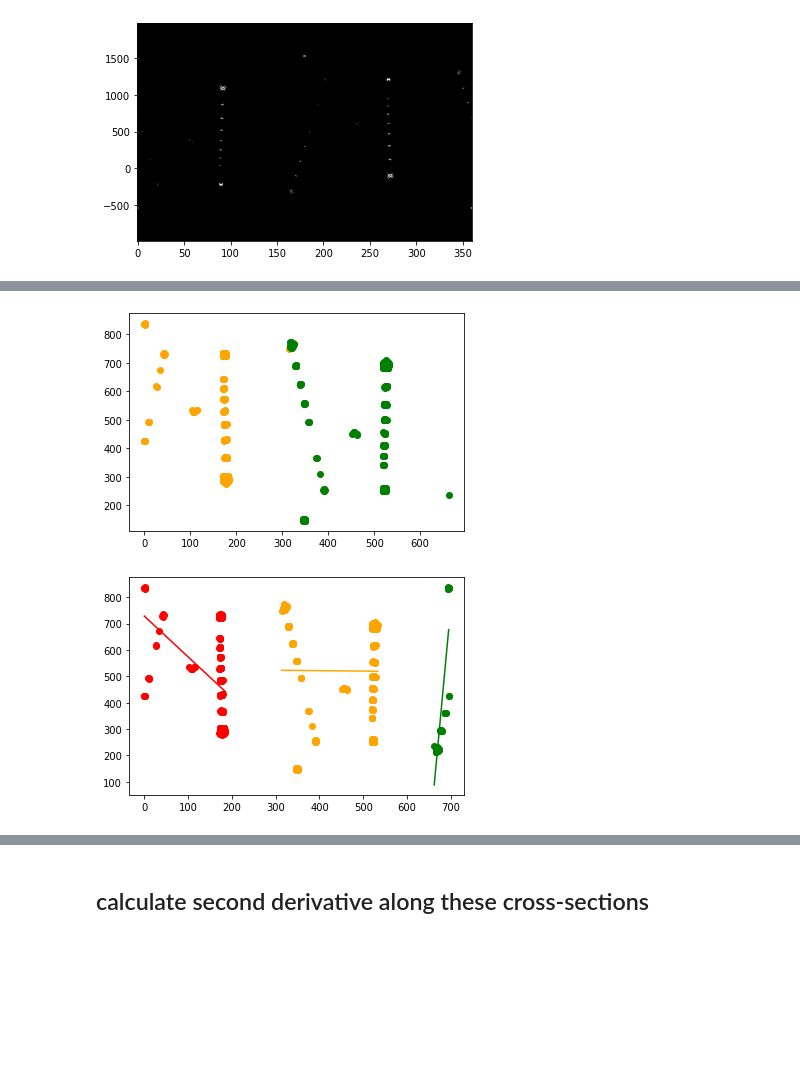
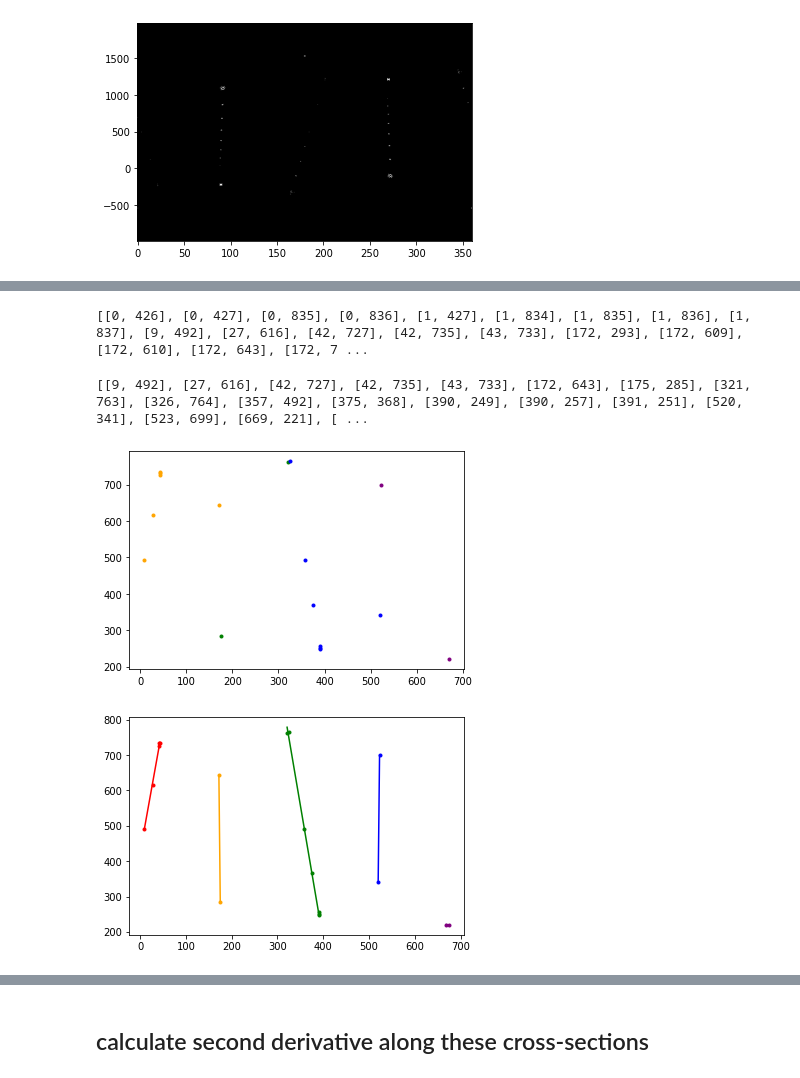
Before and after one commit to SamRapier/DigitisingChess, a Jupyter notebook: ChessBoardGridSegmentation.ipynb, the cells around one changed output, grey strips where cells are left out. Cells and saved outputs as stored; diff of their text form; code cells hidden in the pictures; blank space fills up the shorter version.

```diff
--- a/ChessBoardGridSegmentation.ipynb
+++ b/ChessBoardGridSegmentation.ipynb
@@ -224,0 +230,13 @@ plt.imshow(bestLinePoints2,'gray',vmin=0,vmax=255, extent=(-dx, 360.0 + dx, -dy,
+# %%
+def findPeaks(matrix):
+    localPeaks = []
+
+    for i in range(1, (len(matrix) -1)):
+        for j in range(1, (len(matrix[0]) -1)):
+            # for each element, if it is greater than all its neighbours, add it to list
+
+            # check vertical neighbours first
+            if (compareNeighbours(matrix, i, j, 3)):
+                localPeaks.append([j,i])
+
+    return localPeaks
@@ -224,0 +250,4 @@ plt.imshow(bestLinePoints2,'gray',vmin=0,vmax=255, extent=(-dx, 360.0 + dx, -dy,
+# %%
+localPeaks = findPeaks(bestLinePoints2)
+print(len(localPeaks))
+print(localPeaks)
@@ -236,5 +268,13 @@ print(len(points))
 # %%
 points2 = sorted(points, key=lambda x: x[0])
+print(points2)
+# %% [output]
+[[0, 426], [0, 427], [0, 835], [0, 836], [1, 427], [1, 834], [1, 835], [1, 836], [1, 837], [9, 492], [27, 616], [42, 727], [42, 735], [43, 733], [172, 293], [172, 609], [172, 610], [172, 643], [172, 7 ...
+# %%
+points3 = sorted(localPeaks, key=lambda x: x[0])
+print(points3)
+# %% [output]
+[[9, 492], [27, 616], [42, 727], [42, 735], [43, 733], [172, 643], [175, 285], [321, 763], [326, 764], [357, 492], [375, 368], [390, 249], [390, 257], [391, 251], [520, 341], [523, 699], [669, 221], [ ...
 # %%
 prevX = 0
 count = 0
@@ -244,13 +284,14 @@ lineArr = []
 xArr = np.array([])
 yArr = np.array([])
 
-for (x, y) in points2:
+for (x, y) in points3:
+# for (x, y) in points3:
     xArr = np.append(xArr, x)
     yArr = np.append(yArr, y)
 
     # xArr.append(x)
     # yArr.append(y)
-    if x > (prevX+90):
+    if x > (prevX+35):
         m, b = np.polyfit(xArr, yArr, 1)
 
         count+= 1
@@ -258,7 +299,8 @@ for (x, y) in points2:
             count = 0
 
         # plt.plot(xArr, m*xArr + b)
-        plt.plot(xArr, yArr, 'o', c=colorArr[count])
+        plt.plot(xArr, yArr, '.', c=colorArr[count])
+        # plt.plot(xArr, yArr, '.', c="black")
 
         lineArr.append([xArr, yArr])
         xArr = np.array([])
@@ -269,7 +311,7 @@ for (x, y) in points2:
 
 plt.show()
 # %% [output]
-[figure, old version]
+[figure, new version]
 # %%
 prevX = 0
 count = 0
@@ -279,45 +321,45 @@ lineArr = []
 gradientsArr = []
 xArr = np.array([])
 yArr = np.array([])
-(x,y) = points2[0]
+(x,y) = points3[0]
 
 counter = 0
-while counter < len(points2):
+while counter < len(points3):
 	while x < (prevX+90):
 		prevX = x
 
 		xArr = np.append(xArr, x)
 		yArr = np.append(yArr, y)
 
 		counter += 1
 
-		if counter > (len(points2)-1):
+		if counter > (len(points3)-1):
 			break
 
-		(x,y) = points2[counter]
+		(x,y) = points3[counter]
 
 	prevX = x
 	# get gradient and y-intercept for line of best fit
 	m, b = np.polyfit(xArr, yArr, 1)
 	gradientsArr.append([m,b])
 
 	# plot points and lines
 	plt.plot(xArr, m*xArr + b, c=colorArr[count])
-	plt.plot(xArr, yArr, 'o', c=colorArr[count])
+	plt.plot(xArr, yArr, '.', c=colorArr[count])
 
 	lineArr.append([xArr, yArr])
 	xArr = np.array([])
 	yArr = np.array([])
 
 	count+= 1
 	if count > 7:
 		count = 0
 
 
 
 plt.show()
 # %% [output]
-[figure, old version]
+[figure, new version]
 # %%
 def drawLinesOntop(image, arrGradient, arrLines):
     m = 0
```
Also changed, not shown: parts of 36 cells of this notebook.
